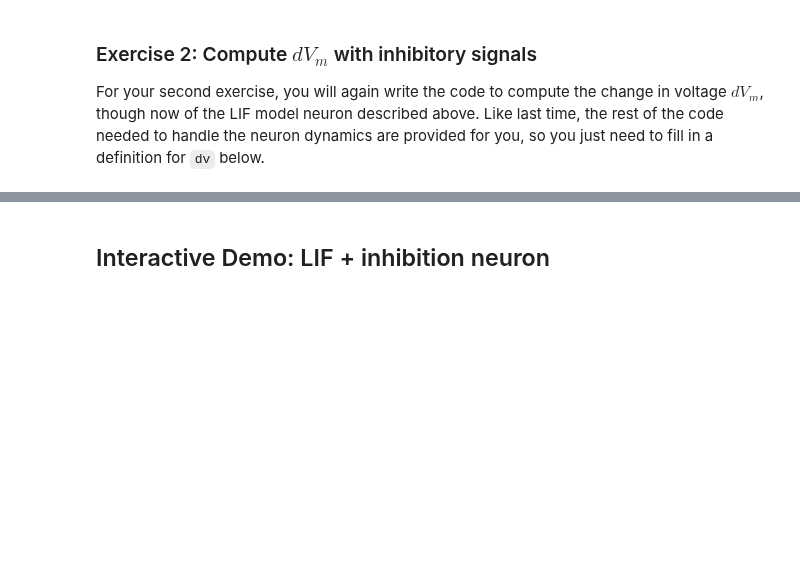
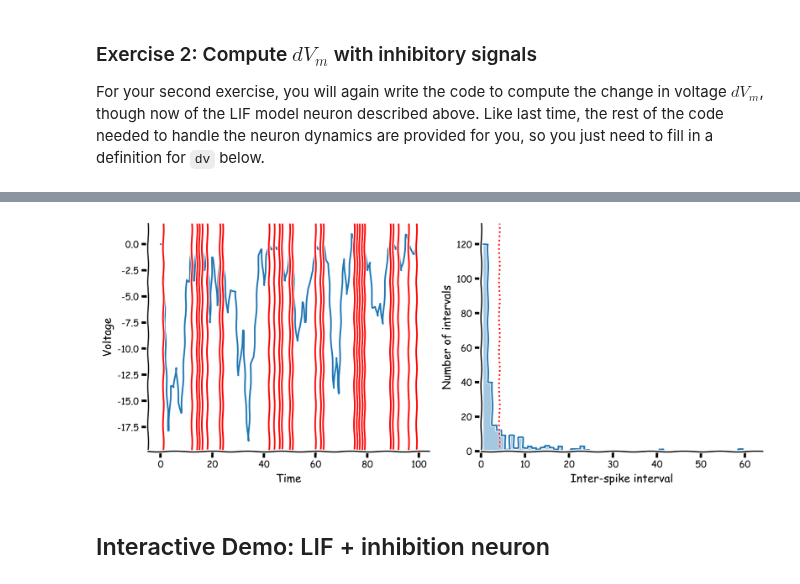
Before and after one commit to Benorli/course-content, a Jupyter notebook: tutorials/W1D1_ModelTypes/W1D1_Tutorial2.ipynb, the cells around one changed output, grey strips where cells are left out. Drawn from its saved outputs; the diff is of its cells as text; code cells hidden in the pictures; blank space fills up the shorter version.

```diff
--- a/tutorials/W1D1_ModelTypes/W1D1_Tutorial2.ipynb
+++ b/tutorials/W1D1_ModelTypes/W1D1_Tutorial2.ipynb
@@ -353,34 +354,38 @@ def lif_neuron_inh(n_steps=1000,
       n_steps (int): The number of time steps to simulate the neuron's activity.
       alpha (float): The input scaling factor
       beta (float): The membrane potential leakage factor
       exc_rate (int): The mean rate of the incoming excitatory spikes
       inh_rate (int): The mean rate of the incoming inhibitory spikes
     """
     # precompute Poisson samples for speed
     exc = stats.poisson(exc_rate).rvs(n_steps)
     inh = stats.poisson(inh_rate).rvs(n_steps)
 
     v = np.zeros(n_steps)
     spike_times = []
     for i in range(1, n_steps):
 
-        dv = -beta * v[i - 1] + alpha * (exc[i] - inh[i])
+        # TODO: check if typo is really in original and submit correction
+        # error here! alpha - should be alpha * (see above for correction)
+        dv = -beta * v[i - 1] + alpha - (exc[i] - inh[i])
 
         v[i] = v[i - 1] + dv
         if v[i] > 1:
             spike_times.append(i)
             v[i] = 0
 
     return v, spike_times
 
 
 # Set random seed (for reproducibility)
 np.random.seed(12)
 
 v, spike_times = lif_neuron_inh()
 
 with plt.xkcd():
     plot_neuron_stats(v, spike_times)
+# %% [output]
+[figure, added]
 # %% [markdown]
 ## Interactive Demo: LIF + inhibition neuron
 # %%
```
Also changed, not shown: parts of 7 cells of this notebook.
